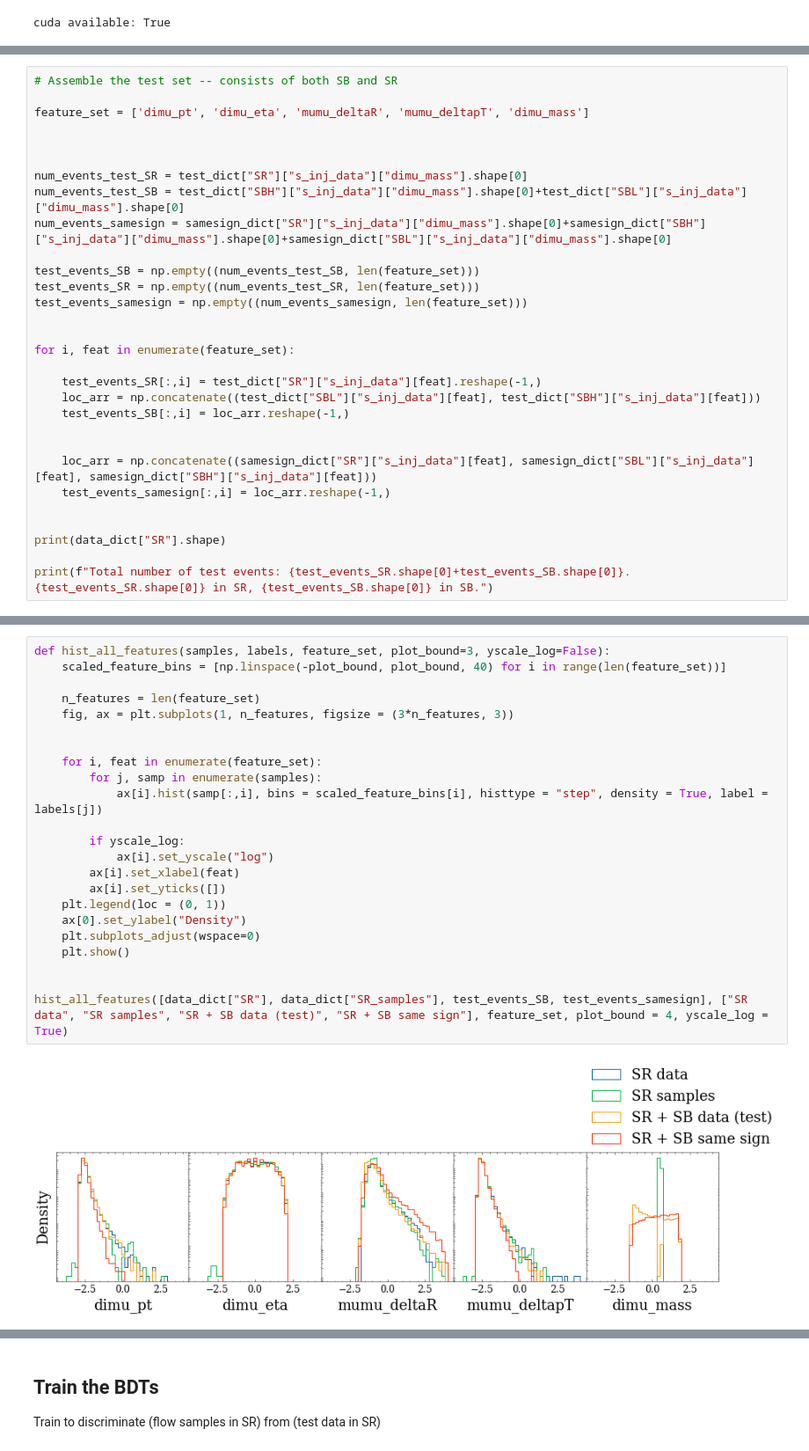
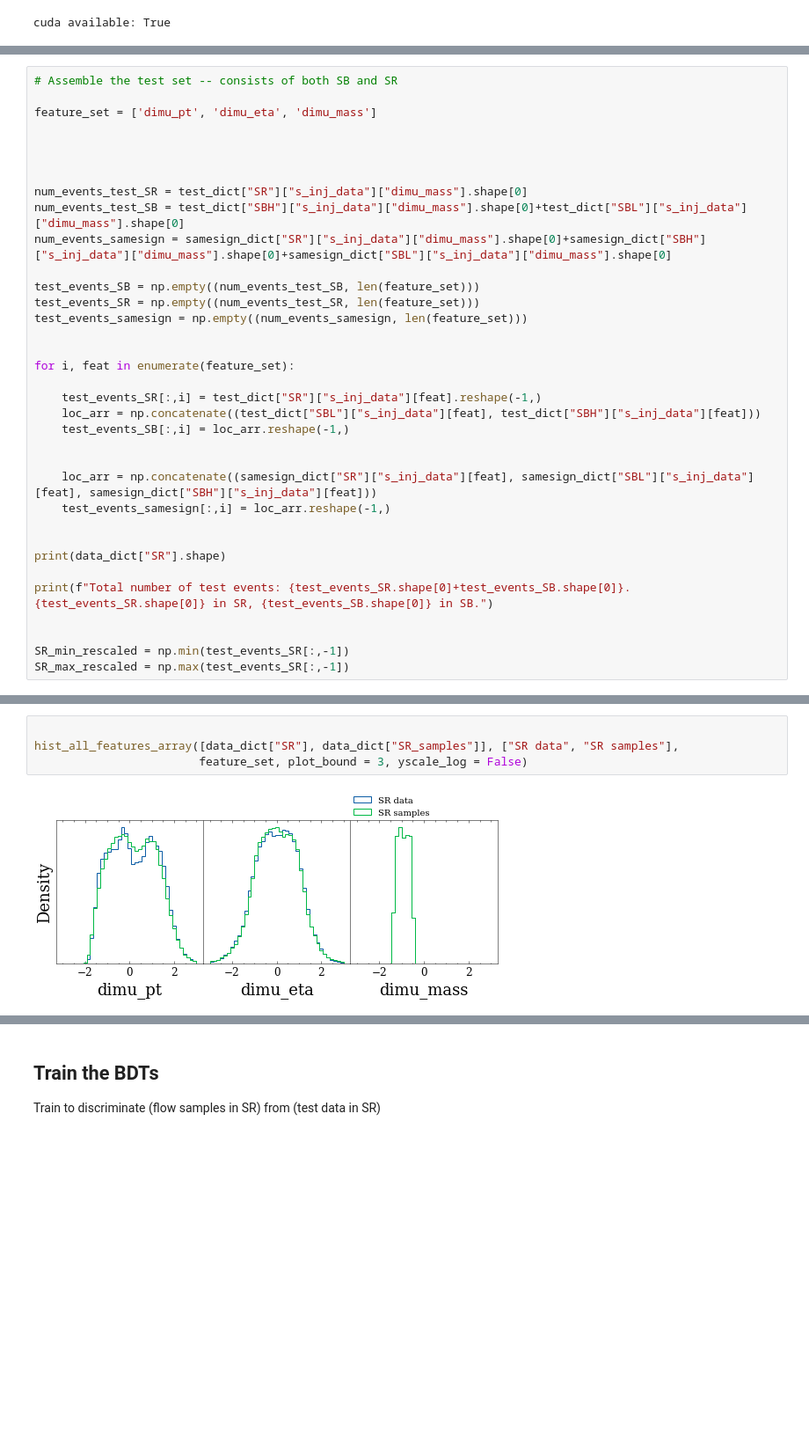
Before and after one commit to hep-lbdl/dimuonAD, a Jupyter notebook: 07_bump_hunt.ipynb, the cells around one changed output, grey strips where cells are left out. Shown at 88% size. Drawn from its saved outputs; the diff is of its cells as text; blank space fills up the shorter version.

```diff
--- a/07_bump_hunt.ipynb
+++ b/07_bump_hunt.ipynb
@@ -55,7 +83,8 @@ feature_set = ['dimu_pt', 'dimu_eta', 'mumu_deltaR', 'mumu_deltapT', 'dimu_mass'
 # %%
 # Assemble the test set -- consists of both SB and SR
 
-feature_set = ['dimu_pt', 'dimu_eta', 'mumu_deltaR', 'mumu_deltapT', 'dimu_mass']
+feature_set = ['dimu_pt', 'dimu_eta', 'dimu_mass']
+
 
 
 
@@ -82,4 +111,8 @@ for i, feat in enumerate(feature_set):
 print(data_dict["SR"].shape)
 
 print(f"Total number of test events: {test_events_SR.shape[0]+test_events_SB.shape[0]}. {test_events_SR.shape[0]} in SR, {test_events_SB.shape[0]} in SB.")
+
+
+SR_min_rescaled = np.min(test_events_SR[:,-1])
+SR_max_rescaled = np.max(test_events_SR[:,-1])
 # %% [output]
@@ -88,25 +121,6 @@ Total number of test events: 31998. 2749 in SR, 29249 in SB.
 # %%
-def hist_all_features(samples, labels, feature_set, plot_bound=3, yscale_log=False):
-    scaled_feature_bins = [np.linspace(-plot_bound, plot_bound, 40) for i in range(len(feature_set))]
 
-    n_features = len(feature_set)
-    fig, ax = plt.subplots(1, n_features, figsize = (3*n_features, 3))
-
-
-    for i, feat in enumerate(feature_set):
-        for j, samp in enumerate(samples):
-            ax[i].hist(samp[:,i], bins = scaled_feature_bins[i], histtype = "step", density = True, label = labels[j])
-
-        if yscale_log:
-            ax[i].set_yscale("log")
-        ax[i].set_xlabel(feat)
-        ax[i].set_yticks([])
-    plt.legend(loc = (0, 1))
-    ax[0].set_ylabel("Density")
-    plt.subplots_adjust(wspace=0)
-    plt.show()
-
-
-hist_all_features([data_dict["SR"], data_dict["SR_samples"], test_events_SB, test_events_samesign], ["SR data", "SR samples", "SR + SB data (test)", "SR + SB same sign"], feature_set, plot_bound = 4, yscale_log = True)
+hist_all_features_array([data_dict["SR"], data_dict["SR_samples"]], ["SR data", "SR samples"],
+                        feature_set, plot_bound = 3, yscale_log = False)
 # %% [output]
-[figure, old version]
+[figure, new version]
```
Also changed, not shown: parts of 13 cells of this notebook, 22 other files.
